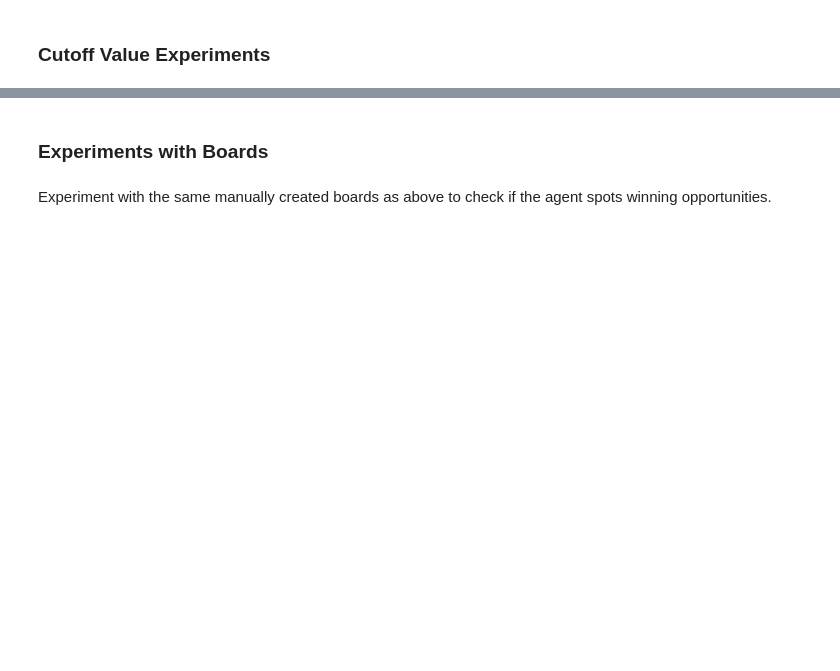
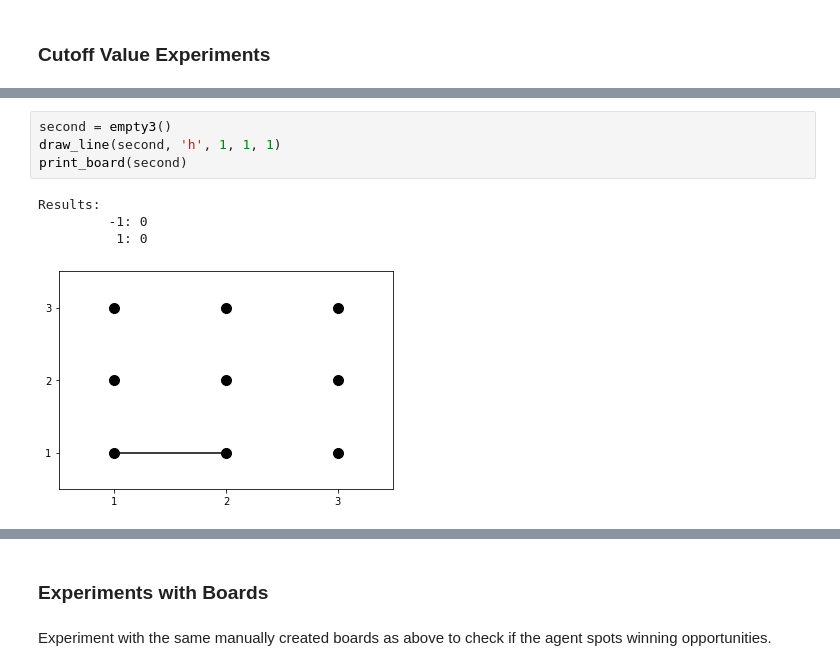
Before and after one commit to diogo-fae/dots-and-boxes, a Jupyter notebook: Attempt2.ipynb, the cells around one changed output, grey strips where cells are left out. Cells and saved outputs as stored; diff of their text form; blank space fills up the shorter version.

```diff
--- a/Attempt2.ipynb
+++ b/Attempt2.ipynb
@@ -1446,0 +1467,9 @@ def min_value_co(state, player, alpha, beta, depth, cutoff, prevAction=None):
+# %%
+second = empty3()
+draw_line(second, 'h', 1, 1, 1)
+print_board(second)
+# %% [output]
+Results:
+         -1: 0
+          1: 0
+[figure, added]
```
Also changed, not shown: parts of 14 cells of this notebook.
